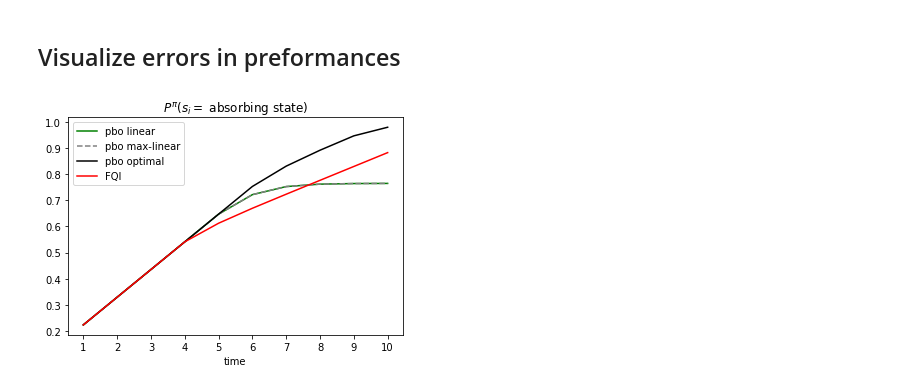
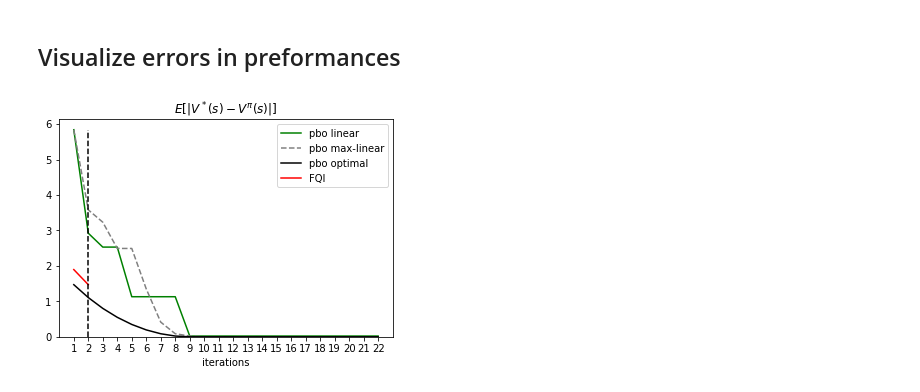
Before and after one commit to theovincent/PBO, a Jupyter notebook: pbo_chain_walk.ipynb, the cells around one changed output. Drawn from its saved outputs; the diff is of its cells as text; code cells hidden in the pictures.

Commit message:
Add value functions in Chain Walk

```diff
--- a/pbo_chain_walk.ipynb
+++ b/pbo_chain_walk.ipynb
@@ -132,7 +135,7 @@ validation_initial_weight = q.to_weights(q.params)
 
 training_losses_q = np.zeros(max_bellman_iterations)
 validation_losses_q = np.zeros(max_bellman_iterations)
-absording_probabilities_q = np.zeros((max_bellman_iterations, horizon))
+value_functions_q = np.zeros((max_bellman_iterations, n_states))
 
 params_target = q.params
 q_i = q.discretize(q.to_weights(params_target).reshape((-1, q.weights_dimension)), states, actions)[0]
@@ -148,7 +151,7 @@ for bellman_iteration in tqdm(range(max_bellman_iterations)):
 
     training_losses_q[bellman_iteration] = jnp.abs(env.apply_bellman_operator(q_i) - q_i_plus_1).mean()
     validation_losses_q[bellman_iteration] = jnp.abs(optimal_q - q_i_plus_1).mean()
-    absording_probabilities_q[bellman_iteration] = env.absorbing_probability(policy_q, horizon)
+    value_functions_q[bellman_iteration] = env.value_function(policy_q)
 
     params_target = q.params
     q_i = q_i_plus_1
@@ -175,7 +175,7 @@ pbo_optimal.params["TabularPBONet/linear"]["b"] = env.PR.T
 
 training_losses_optimal = np.zeros(max_bellman_iterations_validation)
 validation_losses_optimal = np.zeros(max_bellman_iterations_validation)
-absording_probabilities_optimal = np.zeros((max_bellman_iterations_validation, horizon))
+value_functions_optimal = np.zeros((max_bellman_iterations_validation, n_states))
 
 
 batch_iterated_weights = validation_initial_weight.reshape((1, -1))
@@ -187,6 +187,6 @@ for bellman_iteration in range(max_bellman_iterations_validation):
 
     training_losses_optimal[bellman_iteration] = jnp.abs(env.apply_bellman_operator(q_i) - q_i_plus_1).mean()
     validation_losses_optimal[bellman_iteration] = jnp.abs(optimal_q - q_i_plus_1).mean()
-    absording_probabilities_optimal[bellman_iteration] = env.absorbing_probability(policy_q, horizon)
+    value_functions_optimal[bellman_iteration] = env.value_function(policy_q)
     print(policy_q)
 # %% [output]
@@ -267,7 +267,7 @@ for _ in tqdm(range(training_steps)):
 
 training_losses_tabular = np.zeros(max_bellman_iterations_validation)
 validation_losses_tabular = np.zeros(max_bellman_iterations_validation)
-absording_probabilities_tabular = np.zeros((max_bellman_iterations_validation, horizon))
+value_functions_tabular = np.zeros((max_bellman_iterations_validation, n_states))
 
 batch_iterated_weights = validation_initial_weight.reshape((1, -1))
 for bellman_iteration in range(max_bellman_iterations_validation):
@@ -278,6 +278,6 @@ for bellman_iteration in range(max_bellman_iterations_validation):
 
     training_losses_tabular[bellman_iteration] = jnp.abs(env.apply_bellman_operator(q_i) - q_i_plus_1).mean()
     validation_losses_tabular[bellman_iteration] = jnp.abs(optimal_q - q_i_plus_1).mean()
-    absording_probabilities_tabular[bellman_iteration] = env.absorbing_probability(policy_q, horizon)
+    value_functions_tabular[bellman_iteration] = env.value_function(policy_q)
     print(policy_q)
 # %% [output]
@@ -327,7 +327,7 @@ for _ in tqdm(range(training_steps)):
 
 training_losses = np.zeros(max_bellman_iterations_validation)
 validation_losses = np.zeros(max_bellman_iterations_validation)
-absording_probabilities = np.zeros((max_bellman_iterations_validation, horizon))
+value_functions = np.zeros((max_bellman_iterations_validation, n_states))
 
 batch_iterated_weights = validation_initial_weight.reshape((1, -1))
 for bellman_iteration in range(max_bellman_iterations_validation):
@@ -338,6 +338,6 @@ for bellman_iteration in range(max_bellman_iterations_validation):
 
     training_losses[bellman_iteration] = jnp.abs(env.apply_bellman_operator(q_i) - q_i_plus_1).mean()
     validation_losses[bellman_iteration] = jnp.abs(optimal_q - q_i_plus_1).mean()
-    absording_probabilities[bellman_iteration] = env.absorbing_probability(policy_q, horizon)
+    value_functions[bellman_iteration] = env.value_function(policy_q)
     print(policy_q)
 # %% [output]
@@ -412,19 +412,17 @@ np.linalg.norm(empirical_transition_proba - pbo_tabular.params["TabularPBONet/li
 # %% [markdown]
 ## Visualize errors in preformances
 # %%
-iteration = 5
-time = range(1, horizon + 1)
+plt.plot(iterations, np.abs(value_functions - optimal_v).mean(axis=1), label="pbo linear", color="green")
+plt.plot(iterations, np.abs(value_functions_tabular - optimal_v).mean(axis=1), label="pbo max-linear", color="grey", linestyle="--")
+plt.plot(iterations, np.abs(value_functions_optimal - optimal_v).mean(axis=1), label="pbo optimal", color="black")
+plt.plot(range(1, max_bellman_iterations + 1), np.abs(value_functions_q - optimal_v).mean(axis=1), label="FQI", color="red")
+plt.vlines(max_bellman_iterations, 0, np.abs(value_functions - optimal_v).mean(axis=1).max(), color="black", linestyle="--")
 
+plt.xticks(iterations)
+plt.ylim(0)
+plt.xlabel("iterations")
 
-plt.plot(time, absording_probabilities[iteration], label="pbo linear", color="green")
-plt.plot(time, absording_probabilities_tabular[iteration], label="pbo max-linear", color="grey", linestyle="--")
-plt.plot(time, absording_probabilities_optimal[iteration], label="pbo optimal", color="black")
-plt.plot(time, absording_probabilities_q[min([iteration, max_bellman_iterations - 1])], label="FQI", color="red")
-
-plt.xticks(time)
-plt.xlabel("time")
-
-plt.title(r"$P^{\pi}(s_i =$ absorbing state)")
+plt.title(r"$E[| V^*(s) - V^{\pi}(s) |]$")
 _ = plt.legend()
 # %% [output]
-[figure, old version]
+[figure, new version]
```
Also changed, not shown: parts of 13 cells of this notebook, 1 other file.
